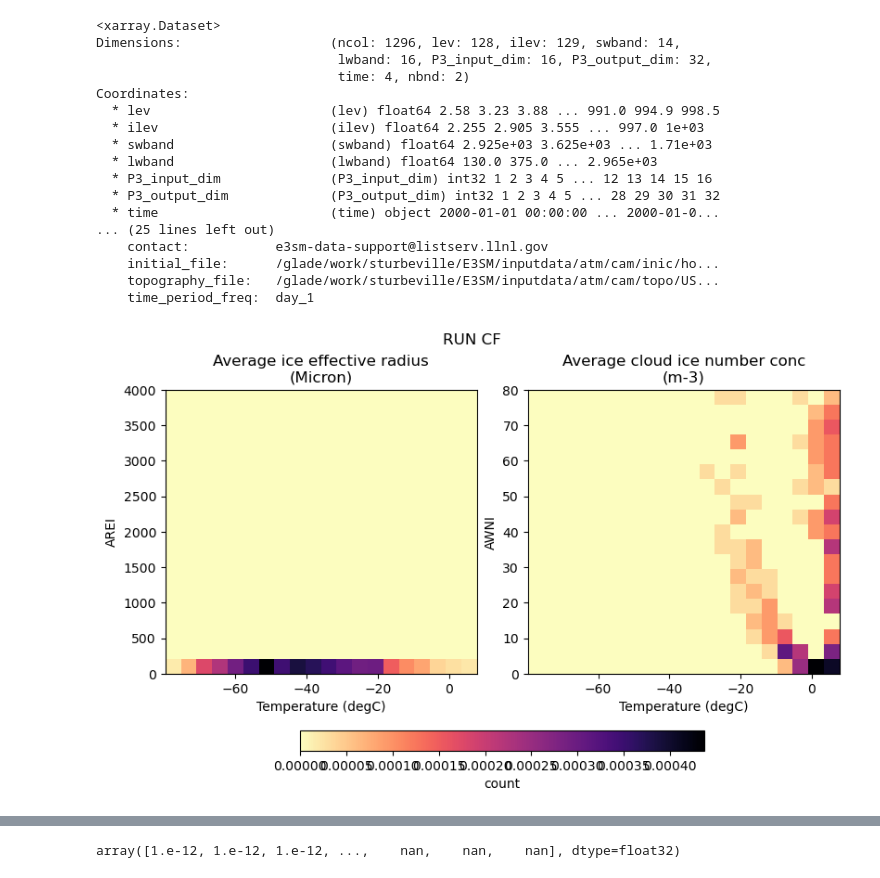
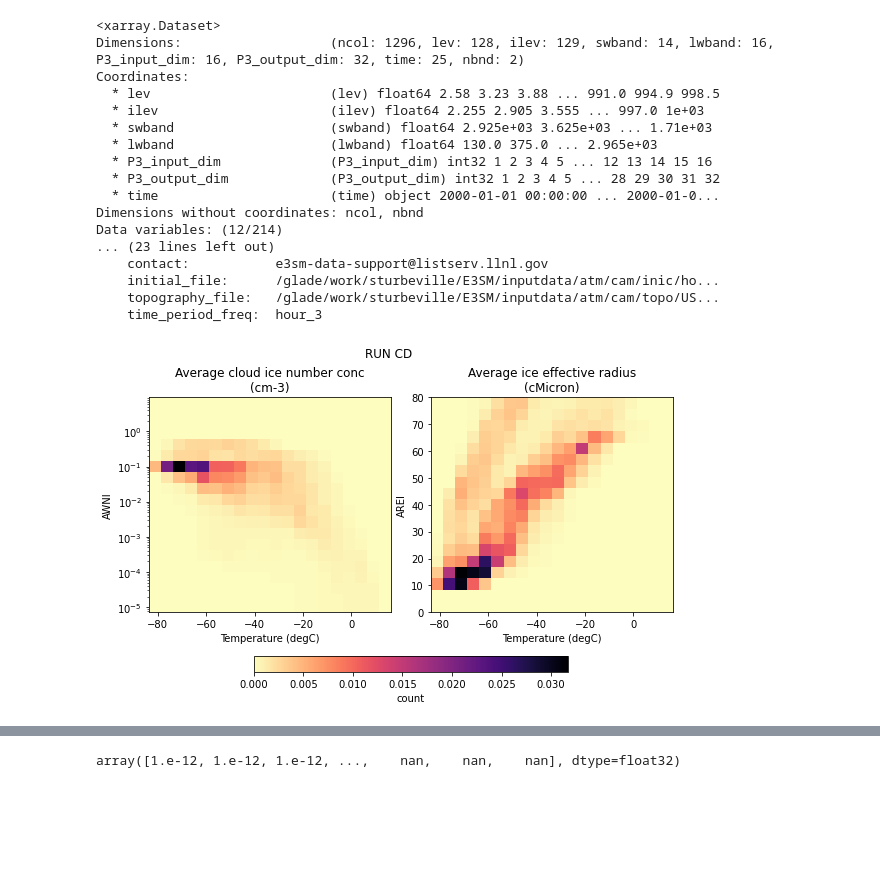
Before and after one commit to smturbev/scmlib, a Jupyter notebook: DP_diagnostics/notebooks/micro_p3_hist.ipynb, the cells around one changed output, grey strips where cells are left out. Cells and saved outputs as stored; diff of their text form; code cells hidden in the pictures; blank space fills up the shorter version.

```diff
--- a/DP_diagnostics/notebooks/micro_p3_hist.ipynb
+++ b/DP_diagnostics/notebooks/micro_p3_hist.ipynb
@@ -4,66 +4,73 @@ import matplotlib.pyplot as plt
 from scipy import stats
 from matplotlib import ticker
 import numpy as np
-# %%
-run = "cf"
-run_dir = "/glade/scratch/sturbeville/DPSCREAM_simulations/"
-file = run_dir + "scream_dp_RCE_SMALL_3km_{}/run/scream_dp_RCE_SMALL_3km_{}.eam.h0.2000-01-01-00000.nc".format(run,run)
-# var of interest
-# AREI, AWNI, P3_mtend_CLDICE, P3_mtend_NUMICE, P3_ni_nucleat_tend,
-# P3_qc2qi_hetero_frz_tend, P3_sed_CLDICE, P3_qidep
-# IWC, CLDICE
-ds = xr.open_dataset(file)
-# var_names = ["AWNI","AREI"]
-ds
-# %% [output]
-<xarray.Dataset>
-Dimensions:                   (ncol: 1296, lev: 128, ilev: 129, swband: 14,
-                               lwband: 16, P3_input_dim: 16, P3_output_dim: 32,
-                               time: 4, nbnd: 2)
-Coordinates:
-  * lev                       (lev) float64 2.58 3.23 3.88 ... 991.0 994.9 998.5
-  * ilev                      (ilev) float64 2.255 2.905 3.555 ... 997.0 1e+03
-  * swband                    (swband) float64 2.925e+03 3.625e+03 ... 1.71e+03
-  * lwband                    (lwband) float64 130.0 375.0 ... 2.965e+03
-  * P3_input_dim              (P3_input_dim) int32 1 2 3 4 5 ... 12 13 14 15 16
-  * P3_output_dim             (P3_output_dim) int32 1 2 3 4 5 ... 28 29 30 31 32
-  * time                      (time) object 2000-01-01 00:00:00 ... 2000-01-0...
-... (25 lines left out)
-    contact:           e3sm-data-support@listserv.llnl.gov
-    initial_file:      /glade/work/sturbeville/E3SM/inputdata/atm/cam/inic/ho...
-    topography_file:   /glade/work/sturbeville/E3SM/inputdata/atm/cam/topo/US...
-    time_period_freq:  day_1
+# %%
+run = "cd"
+run_dir = "/glade/scratch/sturbeville/DPSCREAM_simulations/"
+file = run_dir + "scream_dp_RCE_SMALL_3km_{}/run/scream_dp_RCE_SMALL_3km_{}.eam.h0.2000-01-01-00000.nc".format(run,run)
+qsmall=0
+# %%
+# vars of interest
+# AREI, AWNI, P3_mtend_CLDICE, P3_mtend_NUMICE, P3_ni_nucleat_tend,
+# P3_qc2qi_hetero_frz_tend, P3_sed_CLDICE, P3_qidep
+# IWC, CLDICE
+
+ds = xr.open_dataset(file)
+ds
+# %% [output]
+<xarray.Dataset>
+Dimensions:                   (ncol: 1296, lev: 128, ilev: 129, swband: 14, lwband: 16, P3_input_dim: 16, P3_output_dim: 32, time: 25, nbnd: 2)
+Coordinates:
+  * lev                       (lev) float64 2.58 3.23 3.88 ... 991.0 994.9 998.5
+  * ilev                      (ilev) float64 2.255 2.905 3.555 ... 997.0 1e+03
+  * swband                    (swband) float64 2.925e+03 3.625e+03 ... 1.71e+03
+  * lwband                    (lwband) float64 130.0 375.0 ... 2.965e+03
+  * P3_input_dim              (P3_input_dim) int32 1 2 3 4 5 ... 12 13 14 15 16
+  * P3_output_dim             (P3_output_dim) int32 1 2 3 4 5 ... 28 29 30 31 32
+  * time                      (time) object 2000-01-01 00:00:00 ... 2000-01-0...
+Dimensions without coordinates: ncol, nbnd
+Data variables: (12/214)
+... (23 lines left out)
+    contact:           e3sm-data-support@listserv.llnl.gov
+    initial_file:      /glade/work/sturbeville/E3SM/inputdata/atm/cam/inic/ho...
+    topography_file:   /glade/work/sturbeville/E3SM/inputdata/atm/cam/topo/US...
+    time_period_freq:  hour_3
 # %%
-# # histograms with temperature
+# # # histograms with temperature
+var_names = ["AWNI","AREI"]
+# var_names = ["CLDICE","IWC"]
 fig, ax = plt.subplots(1, len(var_names), figsize=(4*len(var_names),5), sharex=True, constrained_layout=True)
-yi = [ np.linspace(0,4000,20), np.linspace(0,80,20) ]
-qsmall=5e-5
+yi = [ np.logspace(-5,1,20), np.linspace(0,80,20) ]
 for i in range(len(var_names)):
     temp_array = ds["T"].values.flatten()
-    var_array = ds[var_names[i]].where(ds.lev>80).where(ds.CLDICE>qsmall).values.flatten()
+    var_array = ds[var_names[i]].where(ds.lev>80).where(ds.CLDICE>qsmall).where(ds[var_names[i]]>0).values.flatten()
+    if i==0:
+        var_array = var_array/1e6
+        ax[i].set_yscale("log")
     temp_array= temp_array[~np.isnan(var_array)]
     var_array = var_array[~np.isnan(var_array)]
     tot = len(var_array)
     hist, xbins, ybins, _ = stats.binned_statistic_2d(temp_array, var_array, None,
                                                       statistic="count", bins=[20, yi[i]])
     xbins = (xbins[1:]+xbins[:-1])/2
     ybins = (ybins[1:]+ybins[:-1])/2
     cf = ax[i].pcolormesh(xbins-273.15, ybins, (hist/tot).T, cmap="magma_r",
+                          shading="auto",
                         # locator=ticker.LogLocator(),
                         # vmin=0, vmax=0.1)
                          )
 
     ax[i].set_ylabel(var_names[i])
-    ax[i].set_title(ds[var_names[i]].long_name+"\n("+ds[var_names[i]].units+")")
+    ax[i].set_title(ds[var_names[i]].long_name+"\n(c"+ds[var_names[i]].units+")")
     ax[i].set_xlabel("Temperature (degC)")
     ax[i].grid(True)
     ax[i].set_axisbelow(True)
 fig.colorbar(cf, ax=ax, label="count", location="bottom", shrink=0.6)
 fig.suptitle("RUN "+run.upper())
-plt.savefig("plots/micro_hist_run_{}-{}_{}.png".format(var_names[0],var_names[1], run))
+# plt.savefig("plots/micro_hist_run_{}-{}_{}.png".format(var_names[0],var_names[1], run))
 plt.show()
 # %% [output]
-[figure, old version]
+[figure, new version]
 # %%
 # histograms with var1 and var2
 # var_names = ["AWNI","CLDICE"]
```
Also changed, not shown: parts of 3 cells of this notebook, 7 other files.
